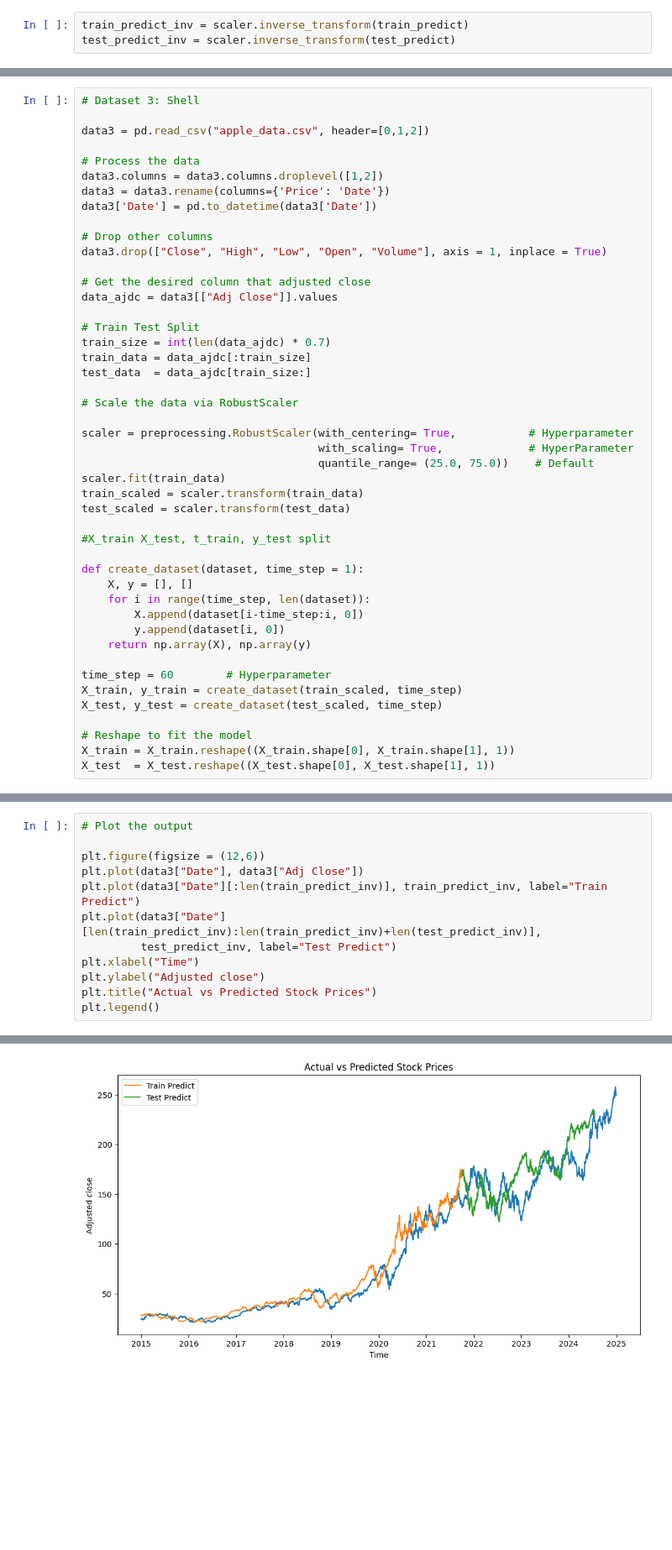
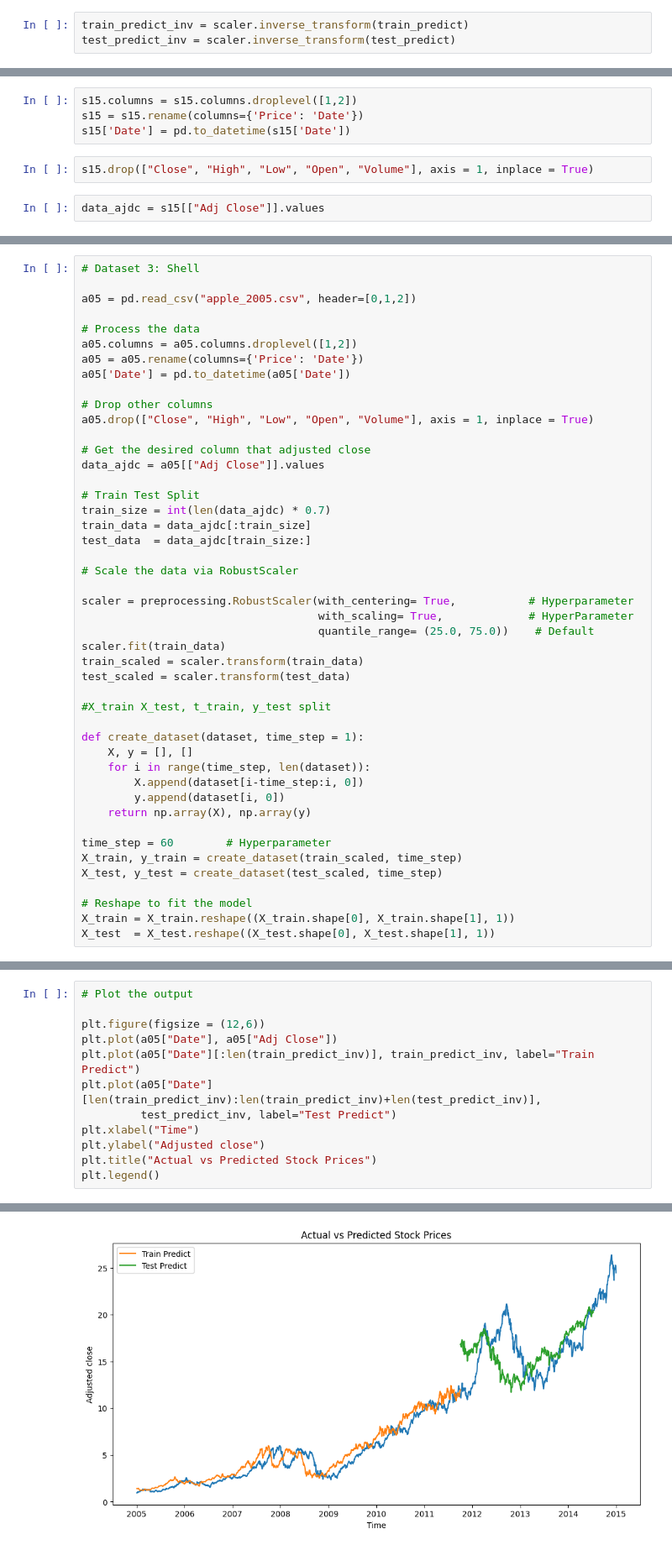
Before and after one commit to San0160/Stocks_Predection, a Jupyter notebook: Stocks.ipynb, the cells around one changed output, grey strips where cells are left out. Shown at 84% size. Cells and saved outputs as stored; diff of their text form; blank space fills up the shorter version.

```diff
--- a/Stocks.ipynb
+++ b/Stocks.ipynb
@@ -905,0 +947,8 @@ plt.legend()
+# %%
+s15.columns = s15.columns.droplevel([1,2])
+s15 = s15.rename(columns={'Price': 'Date'})
+s15['Date'] = pd.to_datetime(s15['Date'])
+# %%
+s15.drop(["Close", "High", "Low", "Open", "Volume"], axis = 1, inplace = True)
+# %%
+data_ajdc = s15[["Adj Close"]].values
@@ -908,18 +994,18 @@ plt.legend()
 # %%
 # Dataset 3: Shell
 
-data3 = pd.read_csv("apple_data.csv", header=[0,1,2])
+a05 = pd.read_csv("apple_2005.csv", header=[0,1,2])
 
 # Process the data
-data3.columns = data3.columns.droplevel([1,2])
-data3 = data3.rename(columns={'Price': 'Date'})
-data3['Date'] = pd.to_datetime(data3['Date'])
+a05.columns = a05.columns.droplevel([1,2])
+a05 = a05.rename(columns={'Price': 'Date'})
+a05['Date'] = pd.to_datetime(a05['Date'])
 
 # Drop other columns
-data3.drop(["Close", "High", "Low", "Open", "Volume"], axis = 1, inplace = True)
+a05.drop(["Close", "High", "Low", "Open", "Volume"], axis = 1, inplace = True)
 
 # Get the desired column that adjusted close
-data_ajdc = data3[["Adj Close"]].values
+data_ajdc = a05[["Adj Close"]].values
 
 # Train Test Split
 train_size = int(len(data_ajdc) * 0.7)
@@ -1040,15 +1126,15 @@ print(test_predict_inv.shape)
 # %%
 # Plot the output
 
 plt.figure(figsize = (12,6))
-plt.plot(data3["Date"], data3["Adj Close"])
-plt.plot(data3["Date"][:len(train_predict_inv)], train_predict_inv, label="Train Predict")
-plt.plot(data3["Date"][len(train_predict_inv):len(train_predict_inv)+len(test_predict_inv)],
+plt.plot(a05["Date"], a05["Adj Close"])
+plt.plot(a05["Date"][:len(train_predict_inv)], train_predict_inv, label="Train Predict")
+plt.plot(a05["Date"][len(train_predict_inv):len(train_predict_inv)+len(test_predict_inv)],
          test_predict_inv, label="Test Predict")
 plt.xlabel("Time")
 plt.ylabel("Adjusted close")
 plt.title("Actual vs Predicted Stock Prices")
 plt.legend()
 # %% [output]
 <matplotlib.legend.Legend at 0x...>
-[figure, old version]
+[figure, new version]
```
Also changed, not shown: parts of 38 cells of this notebook, 5 other files.
